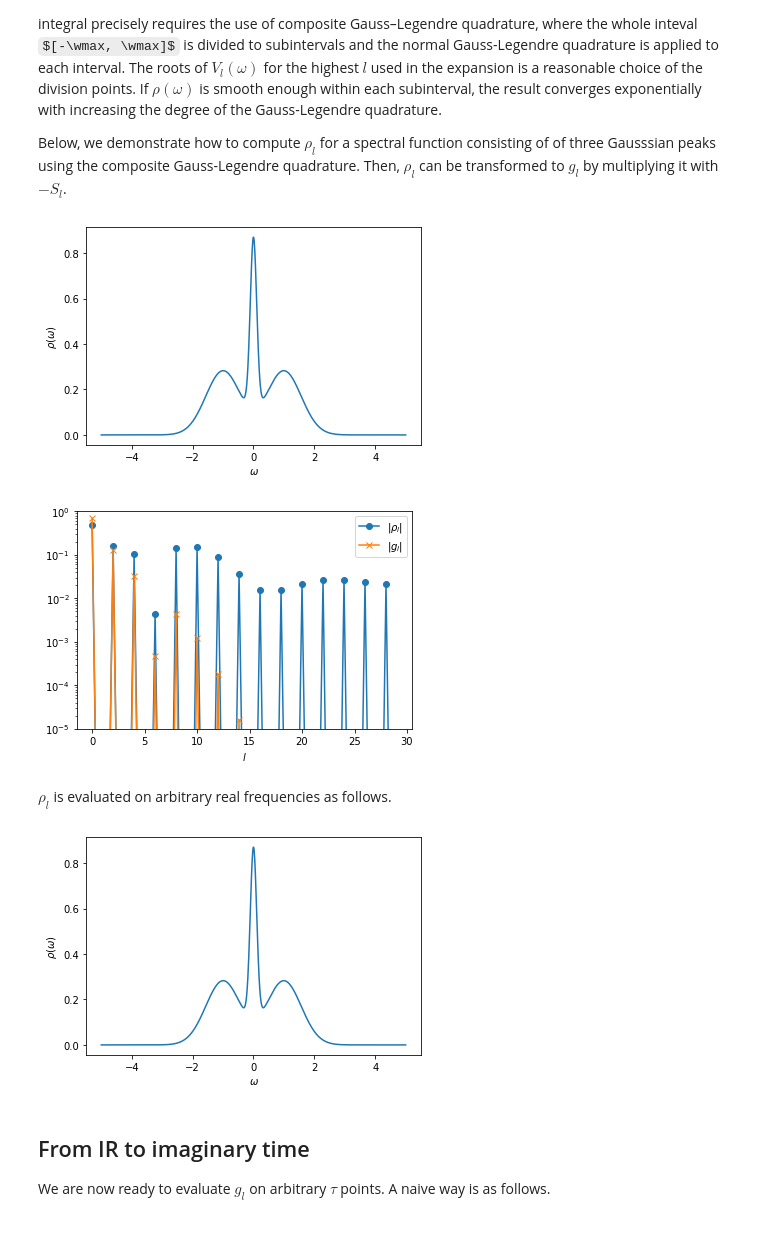
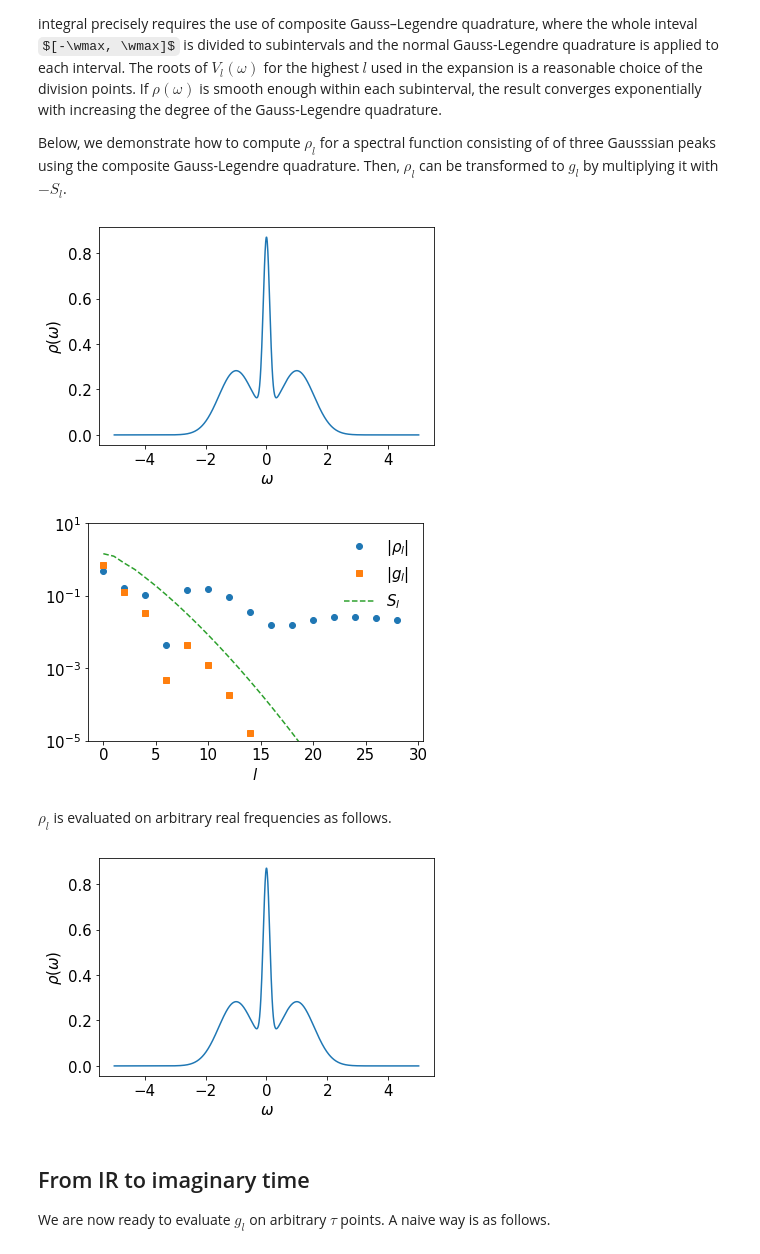
Before and after one commit to SpM-lab/sparse-ir-tutorial, a Jupyter notebook: _sources/src/transformation_py.ipynb, the cells around one changed output. Saved outputs shown, nothing was run; the diff lists cells and outputs as text; code cells hidden in the pictures; some formulas as TeX source.

```diff
--- a/_sources/src/transformation_py.ipynb
+++ b/_sources/src/transformation_py.ipynb
@@ -51,6 +51,7 @@ import sparse_ir
 import numpy as np
 %matplotlib inline
 import matplotlib.pyplot as plt
+plt.rcParams['font.size'] = 15
 
 beta = 15
 wmax = 10
@@ -67,6 +68,6 @@ plt.semilogy(np.abs(gl_pole), marker="x", label=r"$|g_l|$")
 
 plt.xlabel(r"$l$")
 plt.ylim([1e-5, 1e+1])
-plt.legend()
+plt.legend(frameon=False)
 plt.show()
 # %% [output]
@@ -125,23 +126,25 @@ plt.ylabel(r"$\rho(\omega)$")
 plt.plot(omegas, rho(omegas))
 plt.show()
 # %% [output]
-[figure, old version]
+[figure, new version]
 # %%
 beta = 10
 wmax = 10
 basis = sparse_ir.FiniteTempBasis("F", beta, wmax, eps=1e-10)
 
 rhol = basis.v.overlap(rho)
 gl = - basis.s * rhol
 
-plt.semilogy(np.abs(rhol), marker="o", label=r"$|\rho_l|$")
-plt.semilogy(np.abs(gl), marker="x", label=r"$|g_l|$")
+plt.semilogy(np.abs(rhol), marker="o", ls="", label=r"$|\rho_l|$")
+plt.semilogy(np.abs(gl), marker="s", ls="", label=r"$|g_l|$")
+plt.semilogy(np.abs(basis.s), marker="", ls="--", label=r"$S_l$")
 plt.xlabel(r"$l$")
-plt.ylim([1e-5, 1])
-plt.legend()
+plt.ylim([1e-5, 10])
+plt.legend(frameon=False)
 plt.show()
+#plt.savefig("coeff.pdf")
 # %% [output]
-[figure, old version]
+[figure, new version]
 # %% [markdown]
 $\rho_l$ is evaluated on arbitrary real frequencies as follows.
 # %%
@@ -150,9 +153,10 @@ rho_omgea_reconst = basis.v(omegas).T @ rhol
 plt.xlabel(r"$\omega$")
 plt.ylabel(r"$\rho(\omega)$")
 plt.plot(omegas, rho(omegas))
-plt.show()
+#plt.show()
+plt.savefig("plot.pdf")
 # %% [output]
-[figure, old version]
+[figure, new version]
 # %% [markdown]
 ## From IR to imaginary time
 
```
Also changed, not shown: parts of 7 cells of this notebook, 49 other files.
